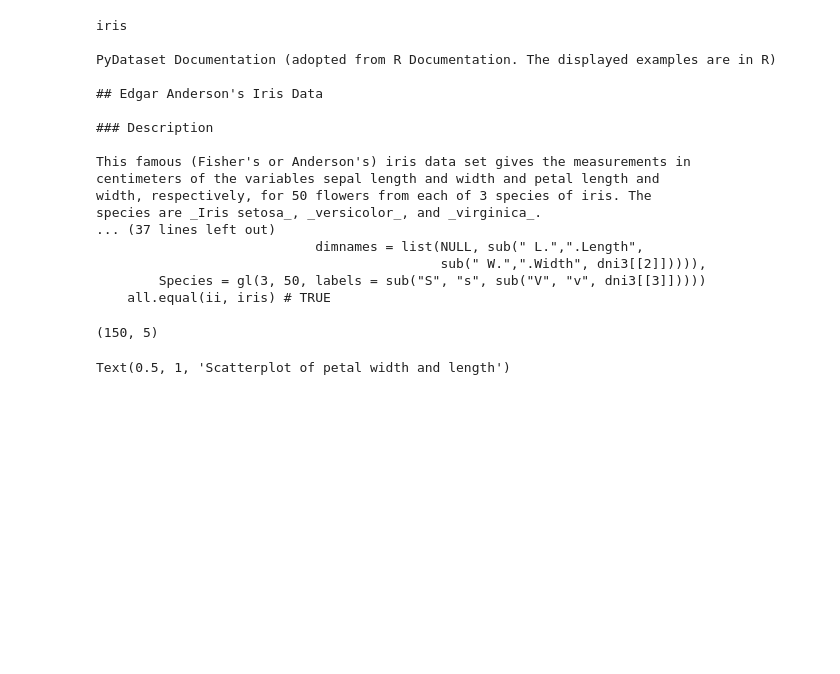
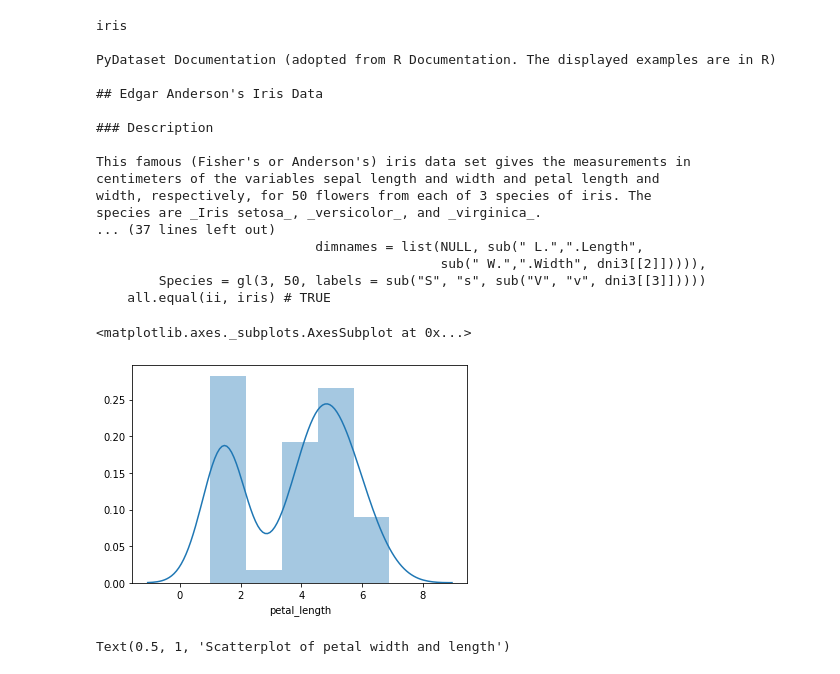
Before and after one commit to george887/numpy-pandas-visualization-exercises, a Jupyter notebook: seaborn_exercises.ipynb, the cells around one changed output. Cells and saved outputs as stored; diff of their text form; code cells hidden in the pictures; blank space fills up the shorter version.

```diff
--- a/seaborn_exercises.ipynb
+++ b/seaborn_exercises.ipynb
@@ -48,8 +48,11 @@ species are _Iris setosa_, _versicolor_, and _virginica_.
 # %%
 #1A. What does the distribution of petal lengths look like? 150 rows and 5 columns
 iris.shape
+# created a distribution plot (distplot) of petal lengths
+sns.distplot(iris.petal_length)
 # %% [output]
-(150, 5)
+<matplotlib.axes._subplots.AxesSubplot at 0x...>
+[figure, added]
 # %%
 #1B. Is there a correlation between petal length and petal width? Yes as petal length increases so does width
 #relplot created of x = petal length and y = petal width with the iris dataset
```
Also changed, not shown: parts of 1 cell of this notebook.
